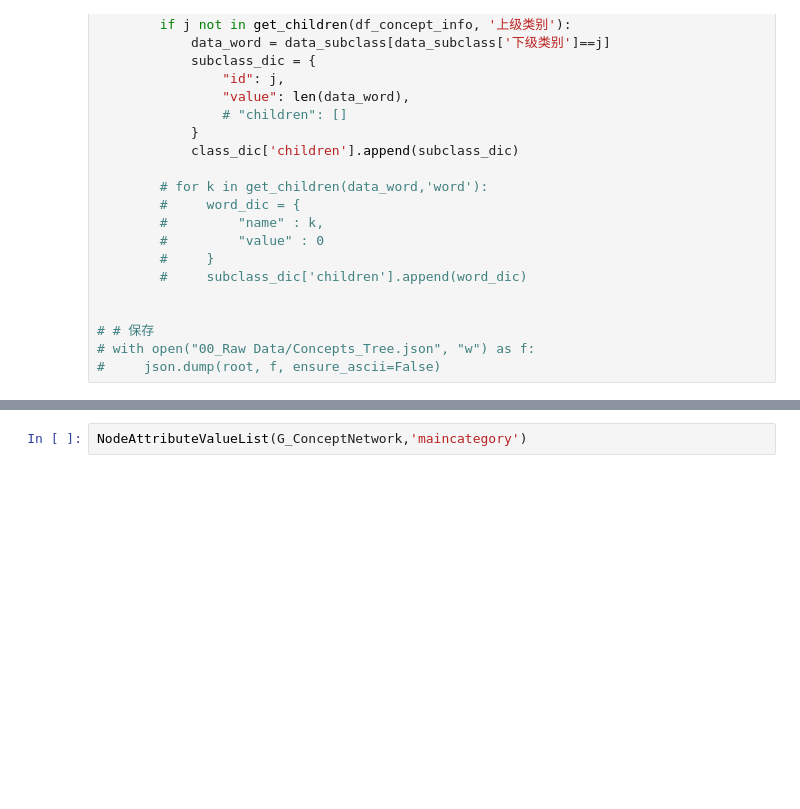
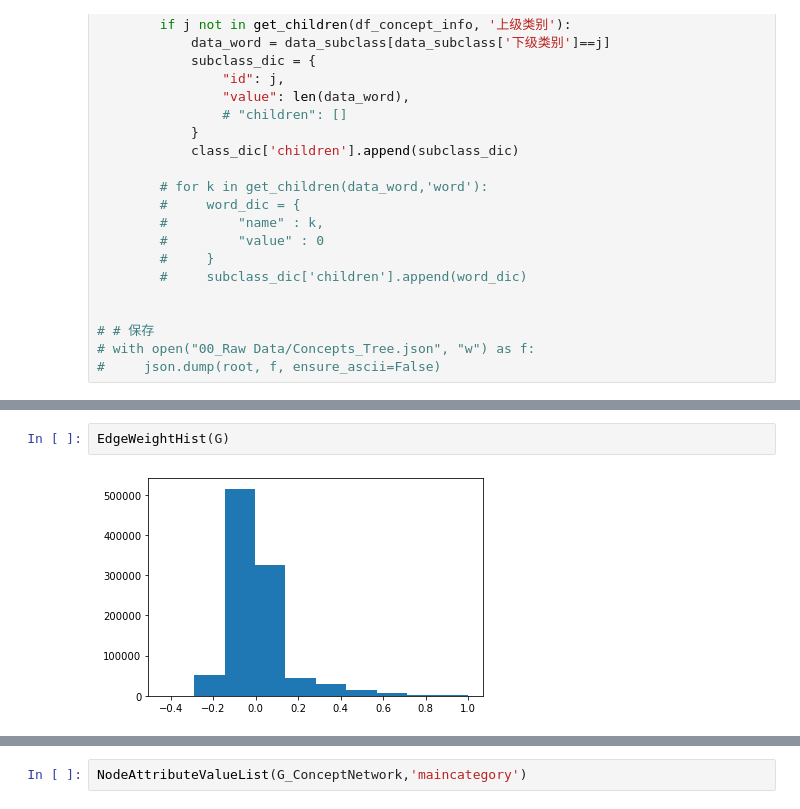
Before and after one commit to JoseZhangSH/SemanticNetwork_DataAnalysis, a Jupyter notebook: data/Data Processing.ipynb, the cells around one changed output, grey strips where cells are left out. Cells and saved outputs as stored; diff of their text form; blank space fills up the shorter version.

```diff
--- a/data/Data Processing.ipynb
+++ b/data/Data Processing.ipynb
@@ -431,0 +599,4 @@ def NodeSampling(G,num_of_sample, mode):
+# %%
+EdgeWeightHist(G)
+# %% [output]
+[figure, added]
```
Also changed, not shown: parts of 55 cells of this notebook, 38 other files.
